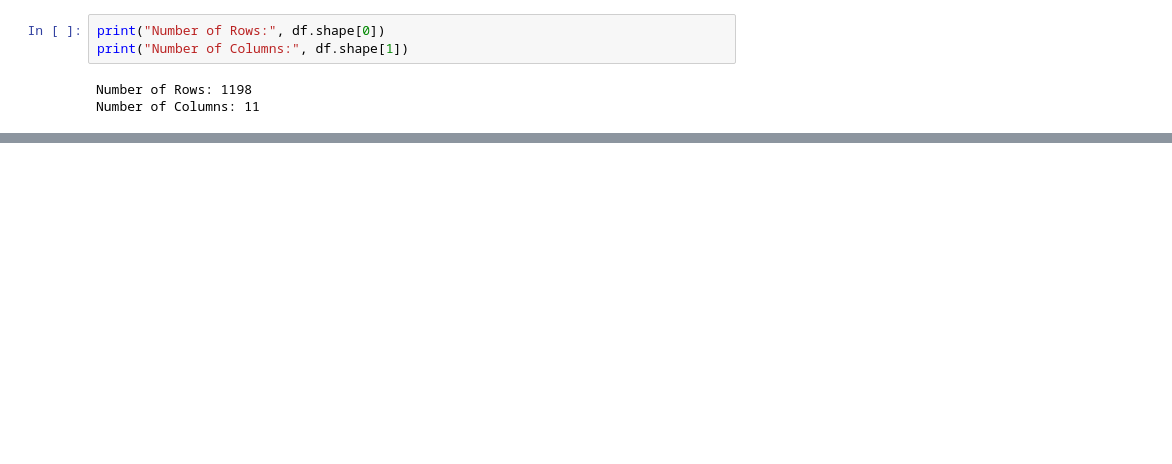
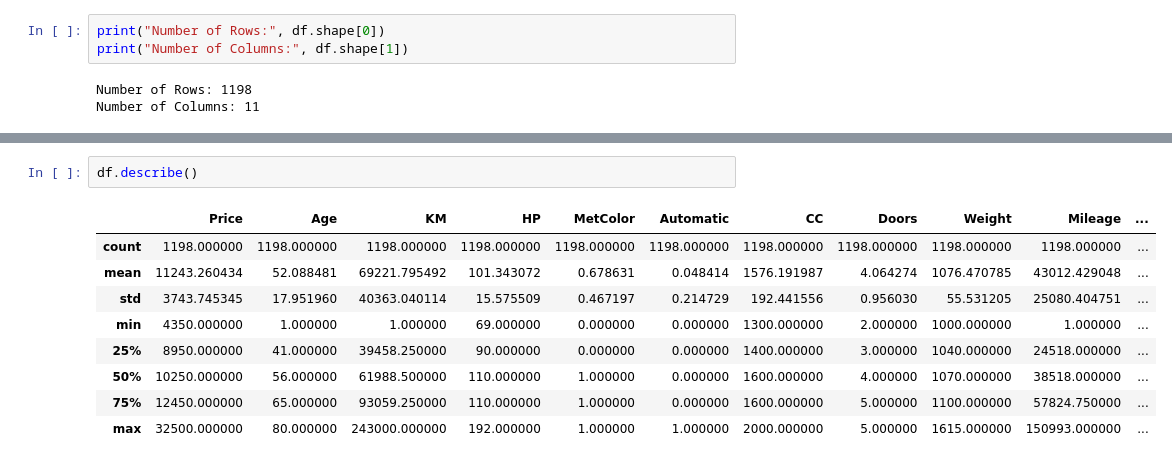
Before and after one commit to michelmalki/MichelMalki, a Jupyter notebook: Used_Car_Sales.ipynb, the cells around one changed output, grey strips where cells are left out. Drawn from its saved outputs; the diff is of its cells as text; blank space fills up the shorter version.

```diff
--- a/Used_Car_Sales.ipynb
+++ b/Used_Car_Sales.ipynb
@@ -63,0 +41,12 @@ Skewness after removing outliers: 1.5339668515613194
+# %%
+df.describe()
+# %% [output]
+|  | Price | Age | KM | HP | MetColor | Automatic | CC | Doors | Weight | Mileage | ... |
+| count | 1198.000000 | 1198.000000 | 1198.000000 | 1198.000000 | 1198.000000 | 1198.000000 | 1198.000000 | 1198.000000 | 1198.000000 | 1198.000000 | ... |
+| mean | 11243.260434 | 52.088481 | 69221.795492 | 101.343072 | 0.678631 | 0.048414 | 1576.191987 | 4.064274 | 1076.470785 | 43012.429048 | ... |
+| std | 3743.745345 | 17.951960 | 40363.040114 | 15.575509 | 0.467197 | 0.214729 | 192.441556 | 0.956030 | 55.531205 | 25080.404751 | ... |
+| min | 4350.000000 | 1.000000 | 1.000000 | 69.000000 | 0.000000 | 0.000000 | 1300.000000 | 2.000000 | 1000.000000 | 1.000000 | ... |
+| 25% | 8950.000000 | 41.000000 | 39458.250000 | 90.000000 | 0.000000 | 0.000000 | 1400.000000 | 3.000000 | 1040.000000 | 24518.000000 | ... |
+| 50% | 10250.000000 | 56.000000 | 61988.500000 | 110.000000 | 1.000000 | 0.000000 | 1600.000000 | 4.000000 | 1070.000000 | 38518.000000 | ... |
+| 75% | 12450.000000 | 65.000000 | 93059.250000 | 110.000000 | 1.000000 | 0.000000 | 1600.000000 | 5.000000 | 1100.000000 | 57824.750000 | ... |
+| max | 32500.000000 | 80.000000 | 243000.000000 | 192.000000 | 1.000000 | 1.000000 | 2000.000000 | 5.000000 | 1615.000000 | 150993.000000 | ... |
```
Also changed, not shown: parts of 13 cells of this notebook.
